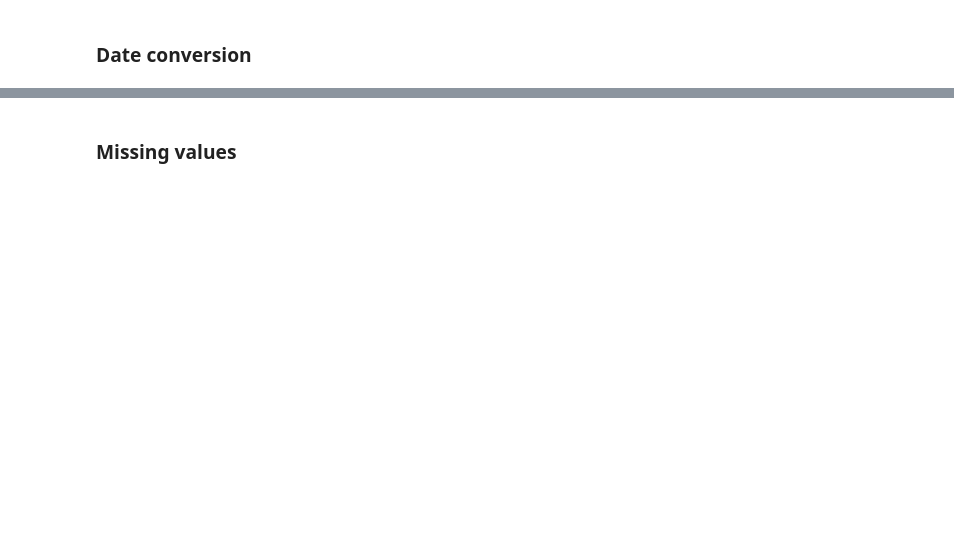
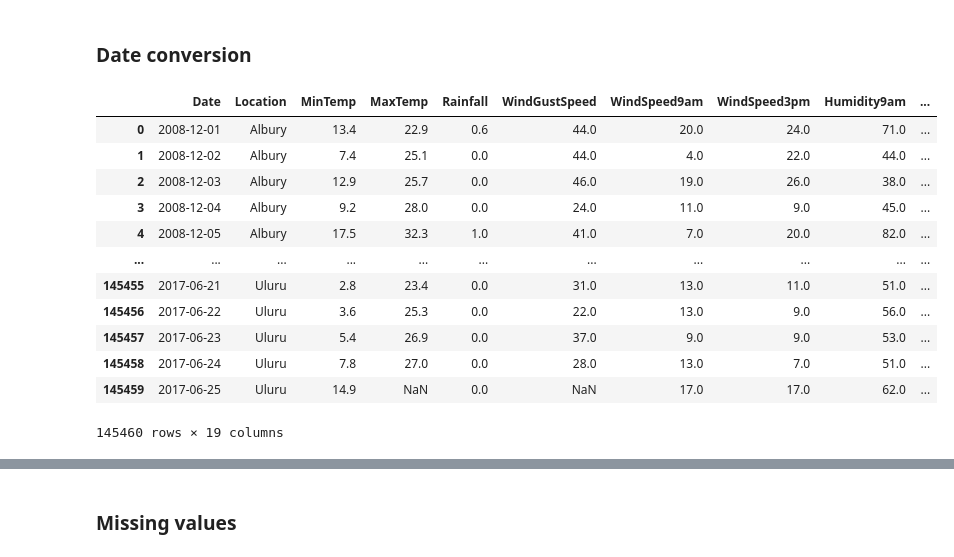
Before and after one commit to DylanGlenister/Innovation_Assign02, a Jupyter notebook: Dylan.ipynb, the cells around one changed output, grey strips where cells are left out. Saved outputs shown, nothing was run; the diff lists cells and outputs as text; code cells hidden in the pictures; blank space fills up the shorter version.

```diff
--- a/Dylan.ipynb
+++ b/Dylan.ipynb
@@ -22,14 +56,39 @@ raw_data.drop(columns=['Sunshine', 'Evaporation', 'WindGustDir', 'WindDir9am', '
 # %% [markdown]
 ### Date conversion
 # %%
-def to_isodate(start: str):
+def to_iso_date(_date: str) -> str:
 	'''Converts the date from dd-mm-yyyy to yyyy-mm-dd'''
-	return datetime.strptime(start, '%d-%m-%Y').strftime("%Y-%m-%d")
+	return datetime.strptime(_date, '%d-%m-%Y').strftime("%Y-%m-%d")
 
-def convert_date_to_day(_date: str):
-	'''Converts the date into the number of days since 2000-01-01'''
-	delta = datetime.strptime(_date, '%Y-%m-%d').date() - date(2000, 1, 1)
-	return delta.days
+def extract_year(_date: str) -> int:
+	'''Returns the year component of the date'''
+	return datetime.strptime(_date, '%Y-%m-%d').year
 
-raw_data['Date'] = raw_data['Date'].apply(to_isodate)
-raw_data['Day'] = raw_data['Date'].apply(convert_date_to_day)
+def extract_month(_date: str) -> int:
+	'''Returns the month component of the date'''
+	return datetime.strptime(_date, '%Y-%m-%d').month
+
+def extract_day(_date: str) -> int:
+	'''Returns the day component of the date'''
+	return datetime.strptime(_date, '%Y-%m-%d').day
+
+redated = raw_data.copy()
+redated['Date'] = redated['Date'].apply(to_iso_date)
+redated['Year'] = redated['Date'].apply(extract_year)
+redated['Month'] = redated['Date'].apply(extract_month)
+redated['Day'] = redated['Date'].apply(extract_day)
+redated
+# %% [output]
+|  | Date | Location | MinTemp | MaxTemp | Rainfall | WindGustSpeed | WindSpeed9am | WindSpeed3pm | Humidity9am | ... |
+| 0 | 2008-12-01 | Albury | 13.4 | 22.9 | 0.6 | 44.0 | 20.0 | 24.0 | 71.0 | ... |
+| 1 | 2008-12-02 | Albury | 7.4 | 25.1 | 0.0 | 44.0 | 4.0 | 22.0 | 44.0 | ... |
+| 2 | 2008-12-03 | Albury | 12.9 | 25.7 | 0.0 | 46.0 | 19.0 | 26.0 | 38.0 | ... |
+| 3 | 2008-12-04 | Albury | 9.2 | 28.0 | 0.0 | 24.0 | 11.0 | 9.0 | 45.0 | ... |
+| 4 | 2008-12-05 | Albury | 17.5 | 32.3 | 1.0 | 41.0 | 7.0 | 20.0 | 82.0 | ... |
+| ... | ... | ... | ... | ... | ... | ... | ... | ... | ... | ... |
+| 145455 | 2017-06-21 | Uluru | 2.8 | 23.4 | 0.0 | 31.0 | 13.0 | 11.0 | 51.0 | ... |
+| 145456 | 2017-06-22 | Uluru | 3.6 | 25.3 | 0.0 | 22.0 | 13.0 | 9.0 | 56.0 | ... |
+| 145457 | 2017-06-23 | Uluru | 5.4 | 26.9 | 0.0 | 37.0 | 9.0 | 9.0 | 53.0 | ... |
+| 145458 | 2017-06-24 | Uluru | 7.8 | 27.0 | 0.0 | 28.0 | 13.0 | 7.0 | 51.0 | ... |
+| 145459 | 2017-06-25 | Uluru | 14.9 | NaN | 0.0 | NaN | 17.0 | 17.0 | 62.0 | ... |
+145460 rows × 19 columns
```
Also changed, not shown: parts of 15 cells of this notebook.
